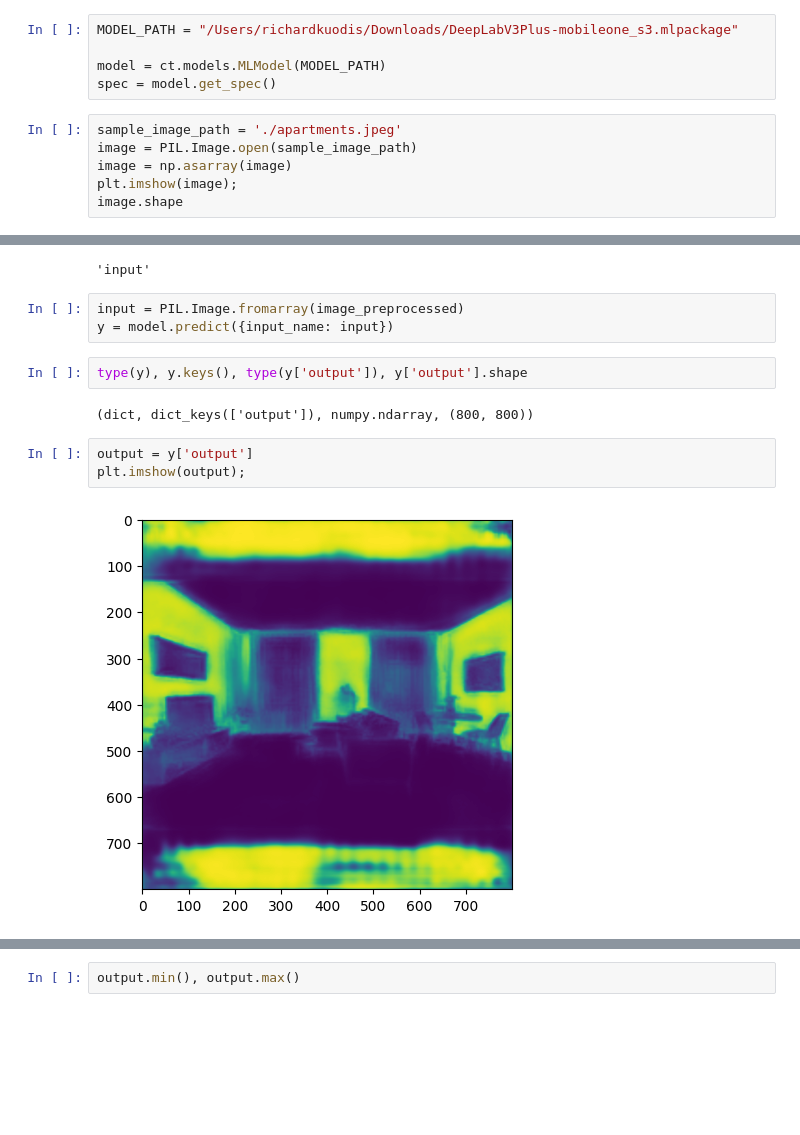
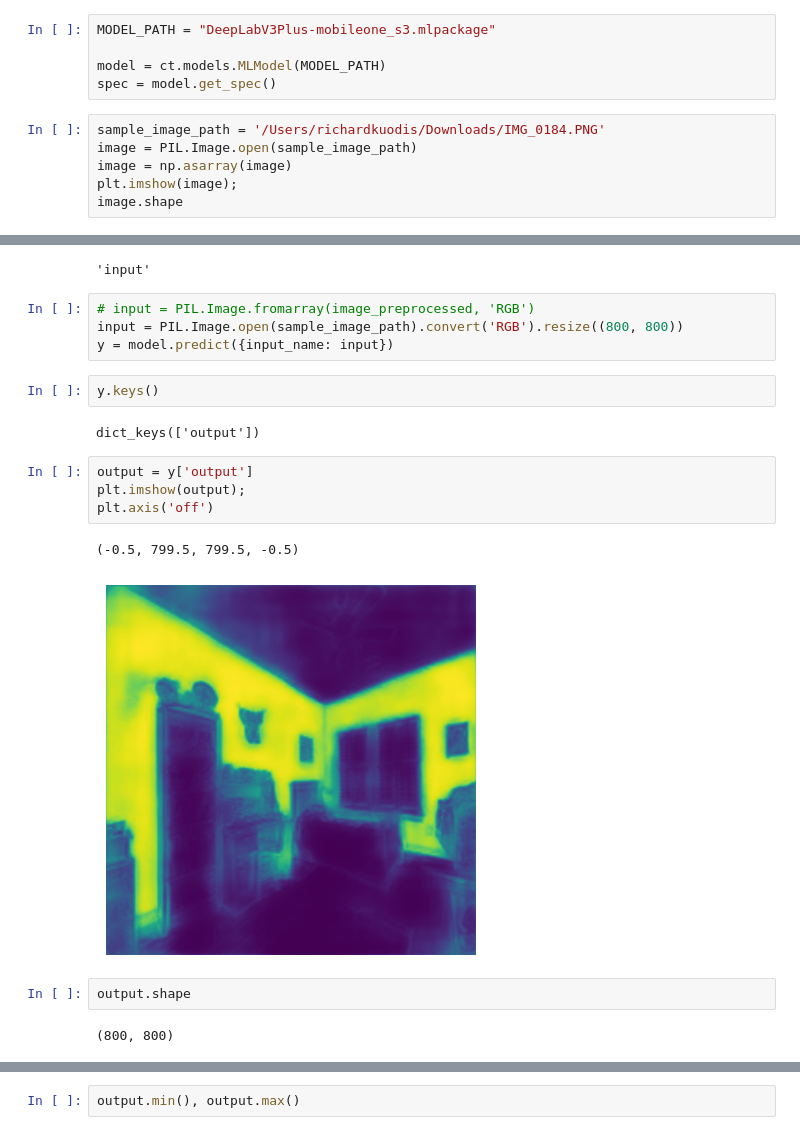
Before and after one commit to Rikharthu/bath_wall_segmentation_model, a Jupyter notebook: notebooks/coreml_inference_demo.ipynb, the cells around one changed output, grey strips where cells are left out. Saved outputs shown, nothing was run; the diff lists cells and outputs as text; blank space fills up the shorter version.

```diff
--- a/notebooks/coreml_inference_demo.ipynb
+++ b/notebooks/coreml_inference_demo.ipynb
@@ -23,10 +23,10 @@ scikit-learn version 1.2.2 is not supported. Minimum required version: 0.17. Max
 # %%
-MODEL_PATH = "/Users/richardkuodis/Downloads/DeepLabV3Plus-mobileone_s3.mlpackage"
+MODEL_PATH = "DeepLabV3Plus-mobileone_s3.mlpackage"
 
 model = ct.models.MLModel(MODEL_PATH)
 spec = model.get_spec()
 # %%
-sample_image_path = './apartments.jpeg'
+sample_image_path = '/Users/richardkuodis/Downloads/IMG_0184.PNG'
 image = PIL.Image.open(sample_image_path)
 image = np.asarray(image)
 plt.imshow(image);
@@ -69,15 +69,22 @@ input_name
 # %% [output]
 'input'
 # %%
-input = PIL.Image.fromarray(image_preprocessed)
+# input = PIL.Image.fromarray(image_preprocessed, 'RGB')
+input = PIL.Image.open(sample_image_path).convert('RGB').resize((800, 800))
 y = model.predict({input_name: input})
-# %%
-type(y), y.keys(), type(y['output']), y['output'].shape
-# %% [output]
-(dict, dict_keys(['output']), numpy.ndarray, (800, 800))
+# %%
+y.keys()
+# %% [output]
+dict_keys(['output'])
 # %%
 output = y['output']
 plt.imshow(output);
+plt.axis('off')
 # %% [output]
+(-0.5, 799.5, 799.5, -0.5)
-[figure, old version]
+[figure, new version]
+# %%
+output.shape
+# %% [output]
+(800, 800)
 # %%
```
Also changed, not shown: parts of 4 cells of this notebook, 6 other files.
